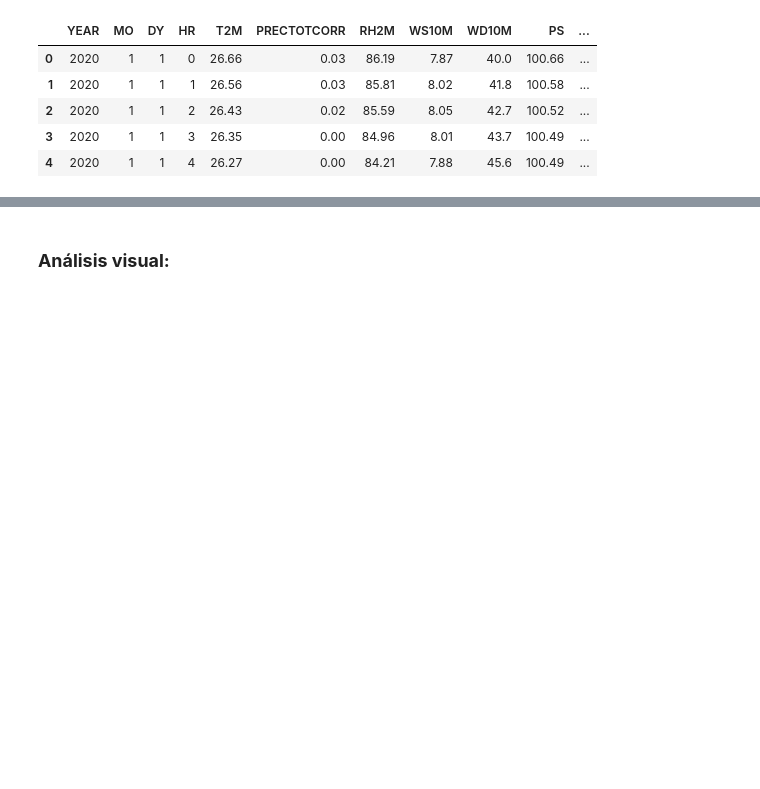
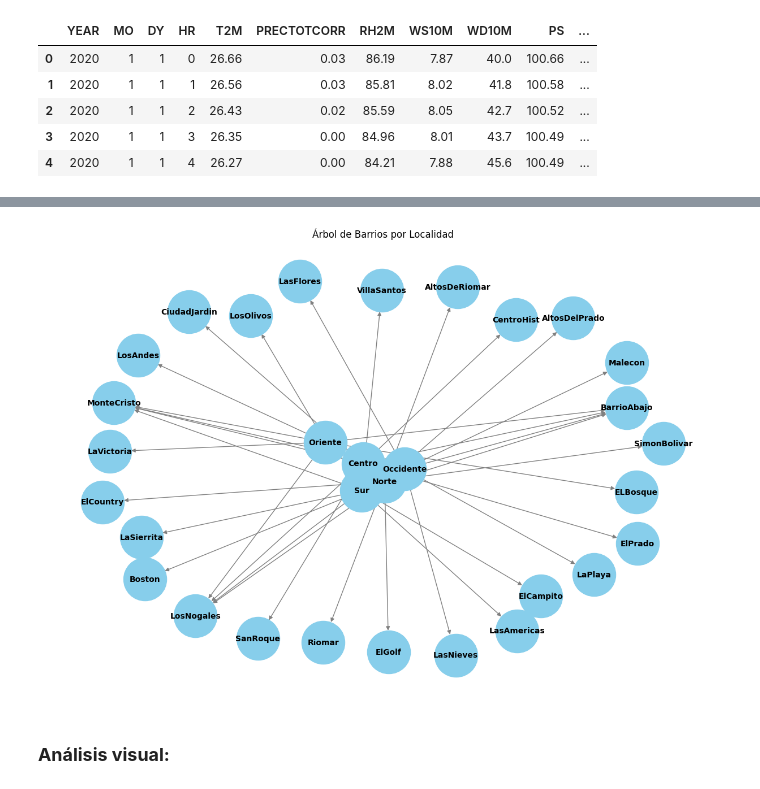
Before and after one commit to YisusParker/Machine-Learning-py, a Jupyter notebook: main.ipynb, the cells around one changed output, grey strips where cells are left out. Saved outputs shown, nothing was run; the diff lists cells and outputs as text; code cells hidden in the pictures; blank space fills up the shorter version.

```diff
--- a/main.ipynb
+++ b/main.ipynb
@@ -256,3 +382,23 @@ round(df_cleaned.describe(),2)
+# %%
+# Crear un grafo vacío
+G = nx.DiGraph()
+
+# Añadir nodos y aristas al grafo
+for localidad in df_cleaned['LOCALITY'].unique():
+    G.add_node(localidad)
+    barrios = df_cleaned[df_cleaned['LOCALITY'] == localidad]['NBHD'].unique()
+    for barrio in barrios:
+        G.add_node(barrio)
+        G.add_edge(localidad, barrio)
+
+# Dibujar el grafo
+plt.figure(figsize=(12, 8))
+pos = nx.spring_layout(G, seed=42, k=0.5)  # Ajustar el parámetro k para espaciar los nodos
+nx.draw(G, pos, with_labels=True, node_size=3000, node_color="skyblue", font_size=10, font_weight="bold", edge_color="gray")
+plt.title("Árbol de Barrios por Localidad")
+plt.show()
+# %% [output]
+[figure, added]
 # %% [markdown]
 ### **Análisis visual:**
 # %% [markdown]
```
Also changed, not shown: parts of 29 cells of this notebook, 1 other file.
